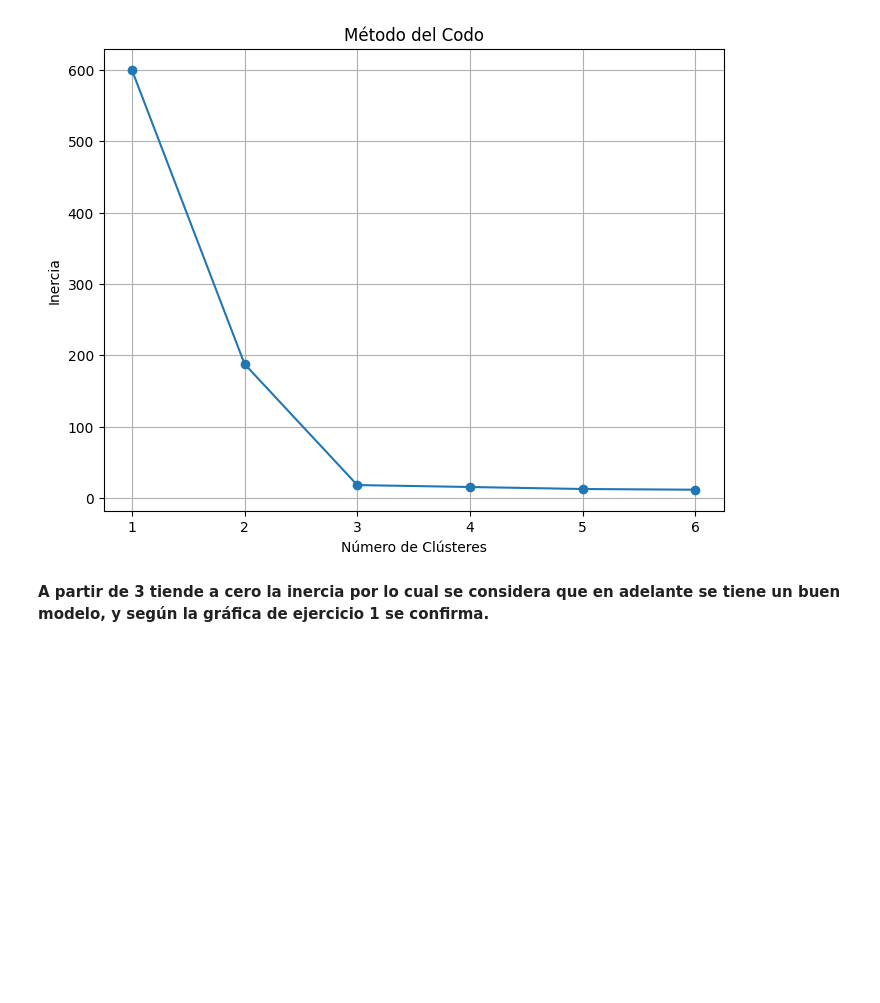
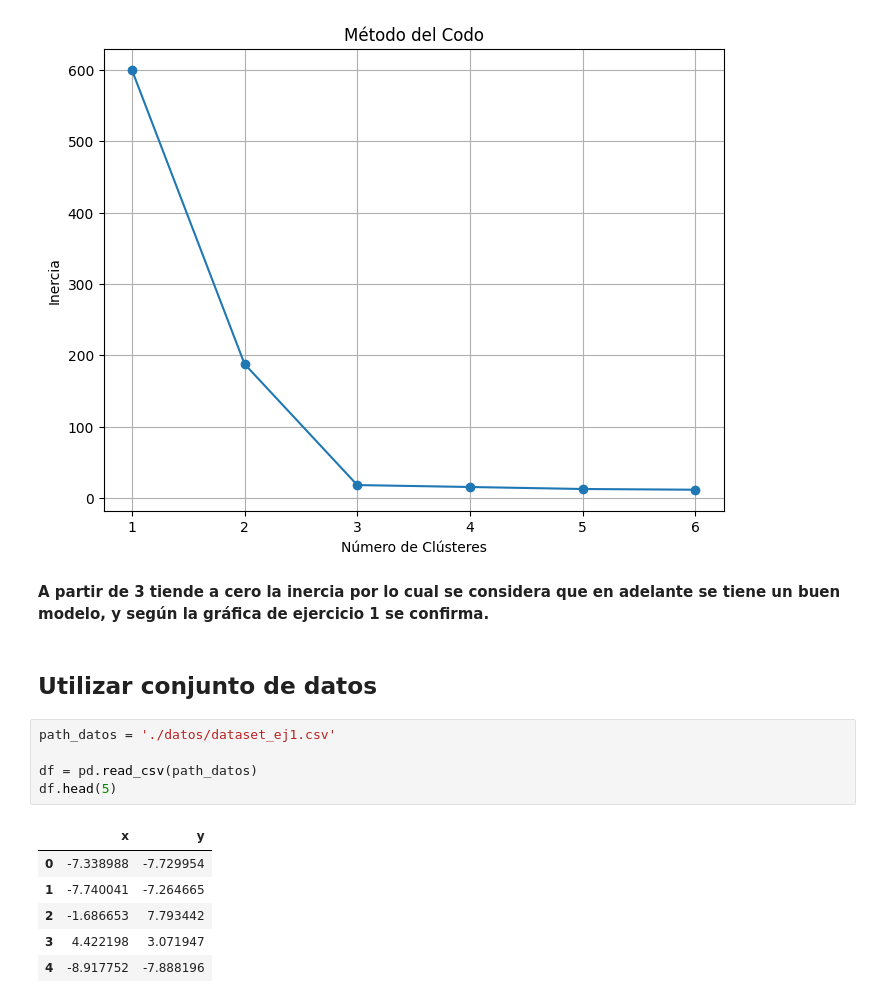
Before and after one commit to FerchoRV/lab-ml-ubosque, a Jupyter notebook: lab-06-csv/1-2-clustering-basico.ipynb, the cells around one changed output. Saved outputs shown, nothing was run; the diff lists cells and outputs as text; blank space fills up the shorter version.

```diff
--- a/lab-06-csv/1-2-clustering-basico.ipynb
+++ b/lab-06-csv/1-2-clustering-basico.ipynb
@@ -68,3 +69,17 @@ plt.show()
 [figure]
 # %% [markdown]
 **A partir de 3 tiende a cero la inercia por lo cual se considera que en adelante se tiene un buen modelo, y según la gráfica de ejercicio 1 se confirma.**
+# %% [markdown]
+## Utilizar conjunto de datos
+# %%
+path_datos = './datos/dataset_ej1.csv'
+
+df = pd.read_csv(path_datos)
+df.head(5)
+# %% [output]
+|  | x | y |
+| 0 | -7.338988 | -7.729954 |
+| 1 | -7.740041 | -7.264665 |
+| 2 | -1.686653 | 7.793442 |
+| 3 | 4.422198 | 3.071947 |
+| 4 | -8.917752 | -7.888196 |
```
Also changed, not shown: parts of 2 cells of this notebook.
